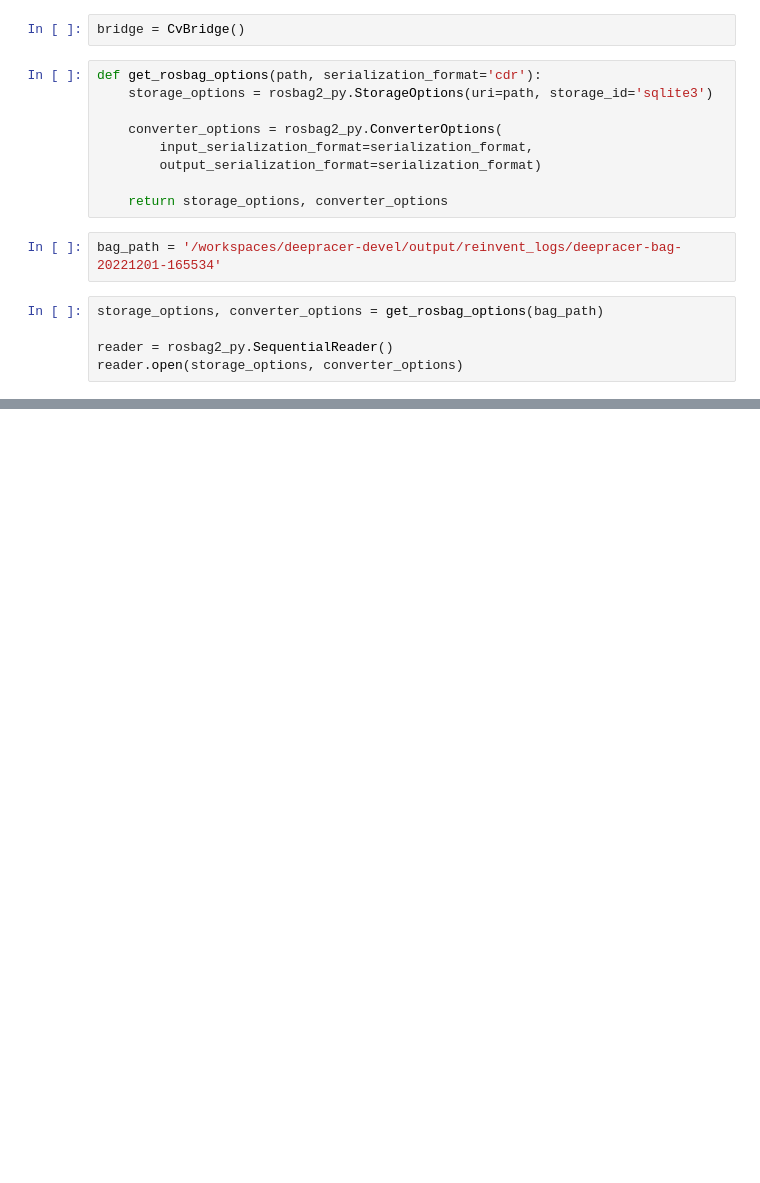
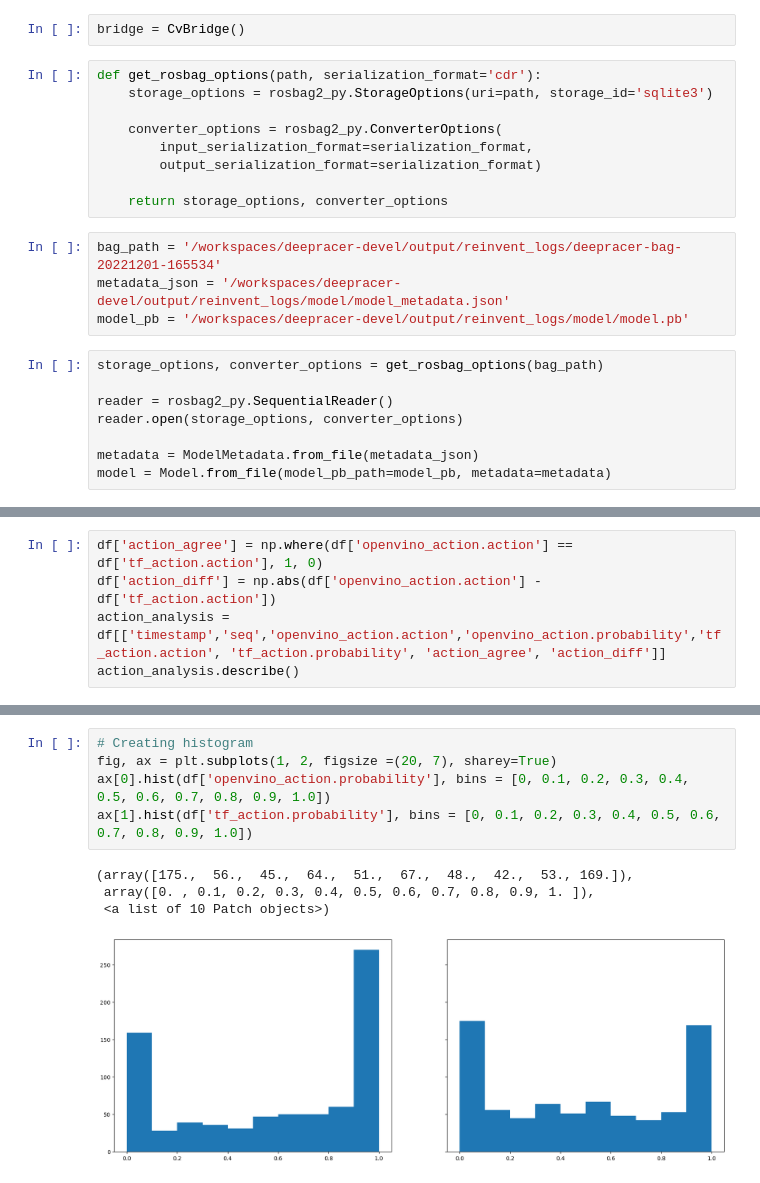
Before and after one commit to larsll/larsll-deepracer-logging, a Jupyter notebook: analysis/bag_analysis.ipynb, the cells around one changed output, grey strips where cells are left out. Cells and saved outputs as stored; diff of their text form; blank space fills up the shorter version.

```diff
--- a/analysis/bag_analysis.ipynb
+++ b/analysis/bag_analysis.ipynb
@@ -23,9 +34,14 @@ def get_rosbag_options(path, serialization_format='cdr'):
     return storage_options, converter_options
 # %%
 bag_path = '/workspaces/deepracer-devel/output/reinvent_logs/deepracer-bag-20221201-165534'
+metadata_json = '/workspaces/deepracer-devel/output/reinvent_logs/model/model_metadata.json'
+model_pb = '/workspaces/deepracer-devel/output/reinvent_logs/model/model.pb'
 # %%
 storage_options, converter_options = get_rosbag_options(bag_path)
 
 reader = rosbag2_py.SequentialReader()
 reader.open(storage_options, converter_options)
+
+metadata = ModelMetadata.from_file(metadata_json)
+model = Model.from_file(model_pb_path=model_pb, metadata=metadata)
 # %% [output]
@@ -99,0 +139,5 @@ display(action_analysis)
+# %%
+df['action_agree'] = np.where(df['openvino_action.action'] == df['tf_action.action'], 1, 0)
+df['action_diff'] = np.abs(df['openvino_action.action'] - df['tf_action.action'])
+action_analysis = df[['timestamp','seq','openvino_action.action','openvino_action.probability','tf_action.action', 'tf_action.probability', 'action_agree', 'action_diff']]
+action_analysis.describe()
@@ -99,0 +154,10 @@ display(action_analysis)
+# %%
+# Creating histogram
+fig, ax = plt.subplots(1, 2, figsize =(20, 7), sharey=True)
+ax[0].hist(df['openvino_action.probability'], bins = [0, 0.1, 0.2, 0.3, 0.4, 0.5, 0.6, 0.7, 0.8, 0.9, 1.0])
+ax[1].hist(df['tf_action.probability'], bins = [0, 0.1, 0.2, 0.3, 0.4, 0.5, 0.6, 0.7, 0.8, 0.9, 1.0])
+# %% [output]
+(array([175.,  56.,  45.,  64.,  51.,  67.,  48.,  42.,  53., 169.]),
+ array([0. , 0.1, 0.2, 0.3, 0.4, 0.5, 0.6, 0.7, 0.8, 0.9, 1. ]),
+ <a list of 10 Patch objects>)
+[figure, added]
```
Also changed, not shown: parts of 7 cells of this notebook, 1 other file.
